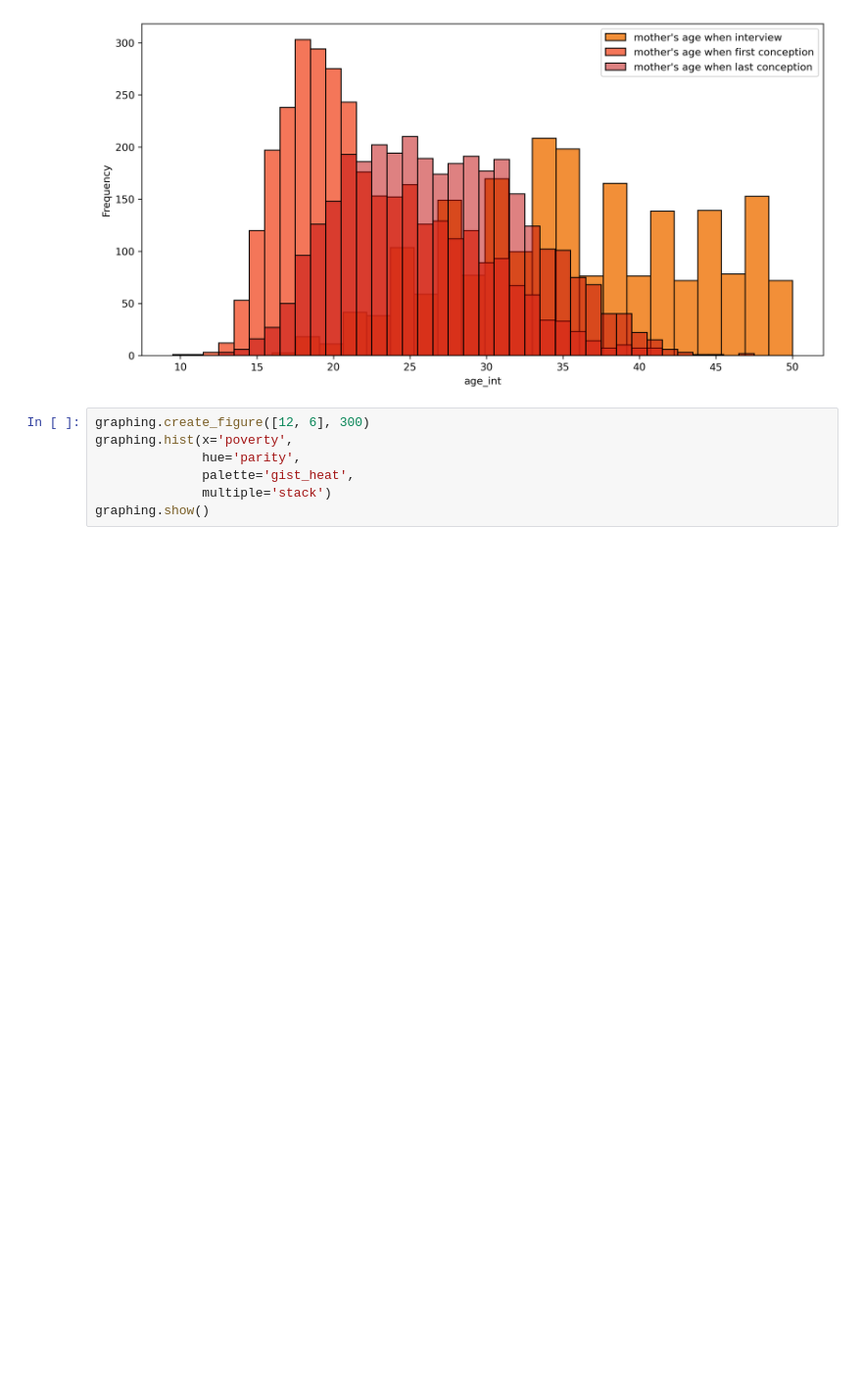
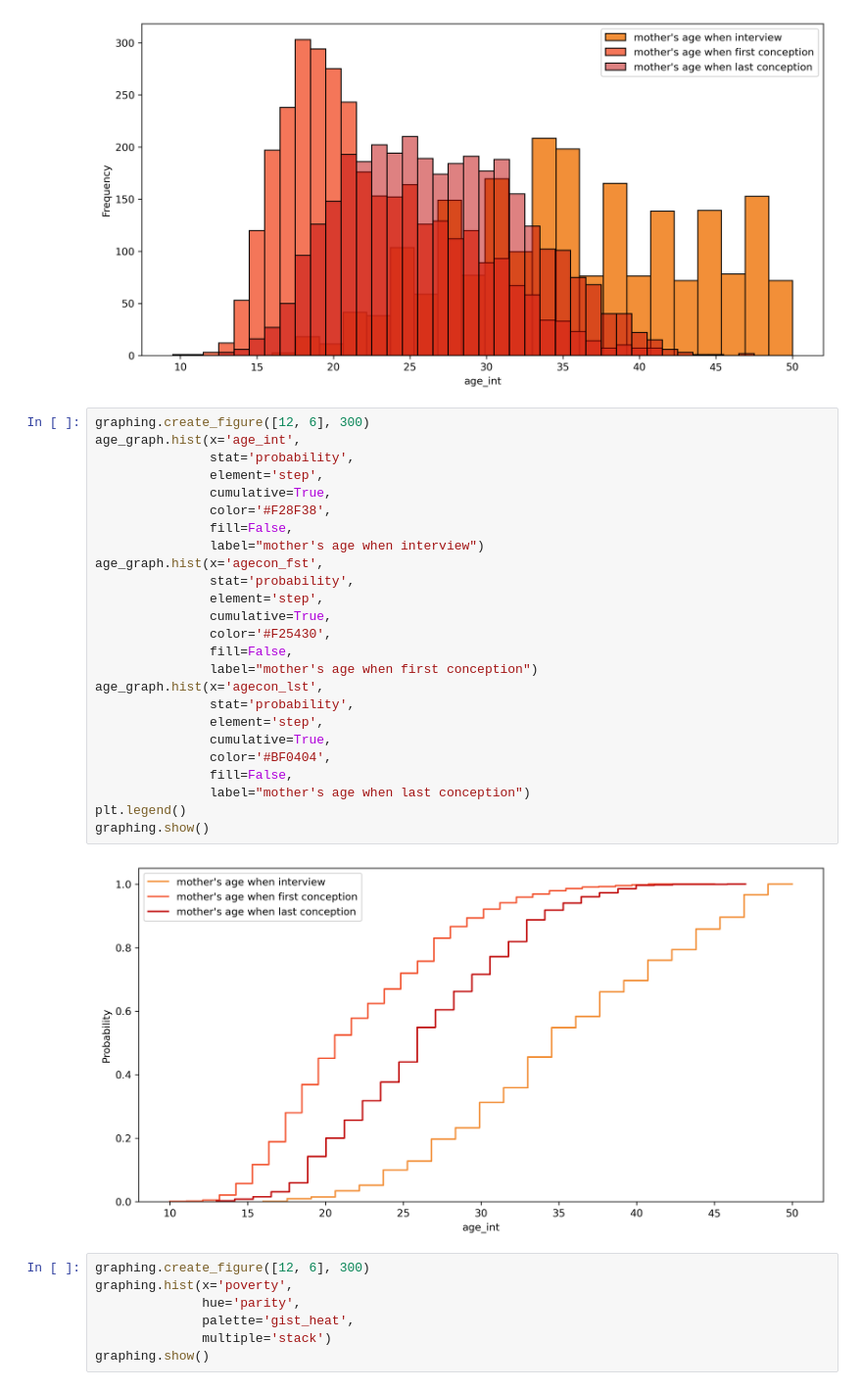
Before and after one commit to ashen007/National-Survey-of-Family-Growth, a Jupyter notebook: National Survey of Family Growth/Notebooks/pregnancy.ipynb, the cells around one changed output. Shown at 98% size. Cells and saved outputs as stored; diff of their text form; blank space fills up the shorter version.

```diff
--- a/National Survey of Family Growth/Notebooks/pregnancy.ipynb
+++ b/National Survey of Family Growth/Notebooks/pregnancy.ipynb
@@ -619,6 +660,33 @@ plt.legend()
 graphing.show()
 # %% [output]
 [figure]
+# %%
+graphing.create_figure([12, 6], 300)
+age_graph.hist(x='age_int',
+               stat='probability',
+               element='step',
+               cumulative=True,
+               color='#F28F38',
+               fill=False,
+               label="mother's age when interview")
+age_graph.hist(x='agecon_fst',
+               stat='probability',
+               element='step',
+               cumulative=True,
+               color='#F25430',
+               fill=False,
+               label="mother's age when first conception")
+age_graph.hist(x='agecon_lst',
+               stat='probability',
+               element='step',
+               cumulative=True,
+               color='#BF0404',
+               fill=False,
+               label="mother's age when last conception")
+plt.legend()
+graphing.show()
+# %% [output]
+[figure, added]
 # %%
 graphing.create_figure([12, 6], 300)
 graphing.hist(x='poverty',
```
Also changed, not shown: parts of 4 cells of this notebook, 1 other file.
